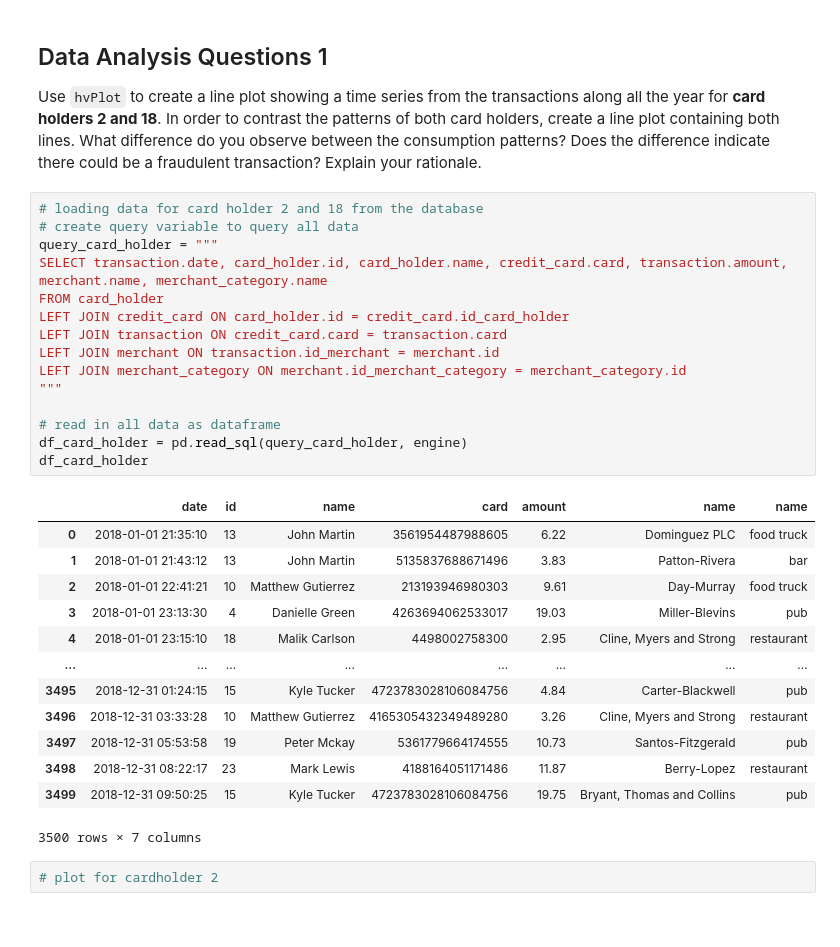
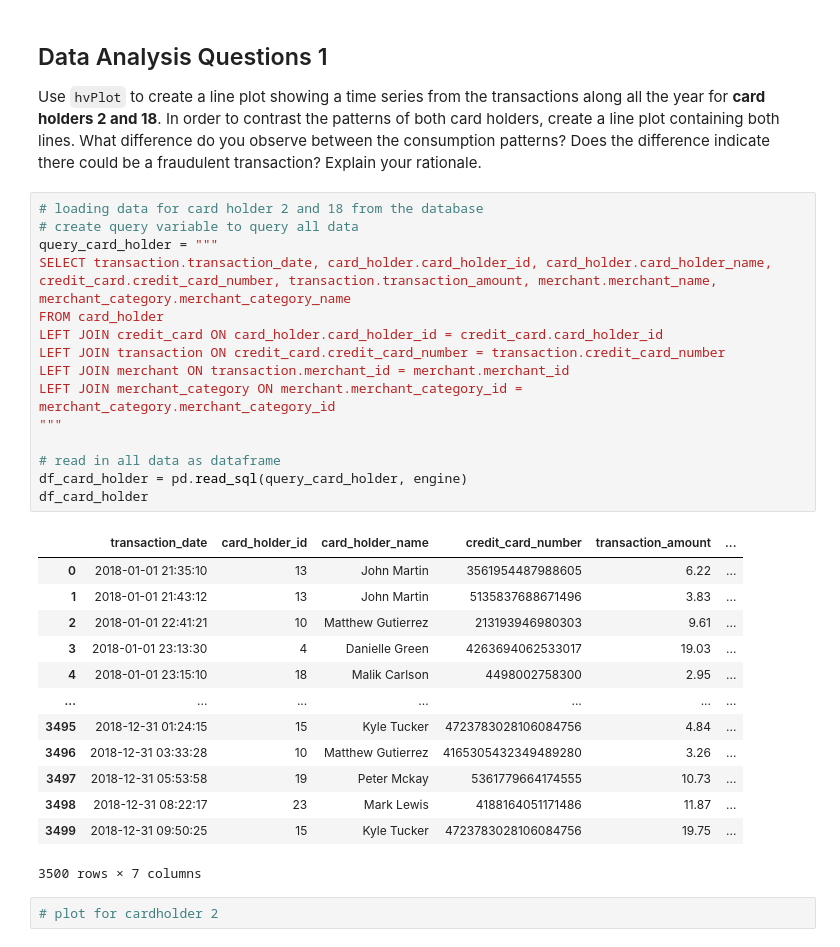
Before and after one commit to jonowens/suspicious_transactions, a Jupyter notebook: visual_data_analysis.ipynb, the cells around one changed output. Saved outputs shown, nothing was run; the diff lists cells and outputs as text.

Commit message:
Dropped all tables in database if existed, imported tables with new column names and seeded data.  Updated query in analysis notebook to use new column names.

```diff
--- a/visual_data_analysis.ipynb
+++ b/visual_data_analysis.ipynb
@@ -17,31 +20,31 @@ engine = create_engine("postgresql://postgres:postgres@localhost:5432/fraud_dete
 # %%
 # loading data for card holder 2 and 18 from the database
 # create query variable to query all data
 query_card_holder = """
-SELECT transaction.date, card_holder.id, card_holder.name, credit_card.card, transaction.amount, merchant.name, merchant_category.name
+SELECT transaction.transaction_date, card_holder.card_holder_id, card_holder.card_holder_name, credit_card.credit_card_number, transaction.transaction_amount, merchant.merchant_name, merchant_category.merchant_category_name
 FROM card_holder
-LEFT JOIN credit_card ON card_holder.id = credit_card.id_card_holder
-LEFT JOIN transaction ON credit_card.card = transaction.card
-LEFT JOIN merchant ON transaction.id_merchant = merchant.id
-LEFT JOIN merchant_category ON merchant.id_merchant_category = merchant_category.id
+LEFT JOIN credit_card ON card_holder.card_holder_id = credit_card.card_holder_id
+LEFT JOIN transaction ON credit_card.credit_card_number = transaction.credit_card_number
+LEFT JOIN merchant ON transaction.merchant_id = merchant.merchant_id
+LEFT JOIN merchant_category ON merchant.merchant_category_id = merchant_category.merchant_category_id
 """
 
 # read in all data as dataframe
 df_card_holder = pd.read_sql(query_card_holder, engine)
 df_card_holder
 # %% [output]
-|  | date | id | name | card | amount | name | name |
-| 0 | 2018-01-01 21:35:10 | 13 | John Martin | 3561954487988605 | 6.22 | Dominguez PLC | food truck |
-| 1 | 2018-01-01 21:43:12 | 13 | John Martin | 5135837688671496 | 3.83 | Patton-Rivera | bar |
-| 2 | 2018-01-01 22:41:21 | 10 | Matthew Gutierrez | 213193946980303 | 9.61 | Day-Murray | food truck |
-| 3 | 2018-01-01 23:13:30 | 4 | Danielle Green | 4263694062533017 | 19.03 | Miller-Blevins | pub |
-| 4 | 2018-01-01 23:15:10 | 18 | Malik Carlson | 4498002758300 | 2.95 | Cline, Myers and Strong | restaurant |
-| ... | ... | ... | ... | ... | ... | ... | ... |
-| 3495 | 2018-12-31 01:24:15 | 15 | Kyle Tucker | 4723783028106084756 | 4.84 | Carter-Blackwell | pub |
-| 3496 | 2018-12-31 03:33:28 | 10 | Matthew Gutierrez | 4165305432349489280 | 3.26 | Cline, Myers and Strong | restaurant |
-| 3497 | 2018-12-31 05:53:58 | 19 | Peter Mckay | 5361779664174555 | 10.73 | Santos-Fitzgerald | pub |
-| 3498 | 2018-12-31 08:22:17 | 23 | Mark Lewis | 4188164051171486 | 11.87 | Berry-Lopez | restaurant |
-| 3499 | 2018-12-31 09:50:25 | 15 | Kyle Tucker | 4723783028106084756 | 19.75 | Bryant, Thomas and Collins | pub |
+|  | transaction_date | card_holder_id | card_holder_name | credit_card_number | transaction_amount | ... |
+| 0 | 2018-01-01 21:35:10 | 13 | John Martin | 3561954487988605 | 6.22 | ... |
+| 1 | 2018-01-01 21:43:12 | 13 | John Martin | 5135837688671496 | 3.83 | ... |
+| 2 | 2018-01-01 22:41:21 | 10 | Matthew Gutierrez | 213193946980303 | 9.61 | ... |
+| 3 | 2018-01-01 23:13:30 | 4 | Danielle Green | 4263694062533017 | 19.03 | ... |
+| 4 | 2018-01-01 23:15:10 | 18 | Malik Carlson | 4498002758300 | 2.95 | ... |
+| ... | ... | ... | ... | ... | ... | ... |
+| 3495 | 2018-12-31 01:24:15 | 15 | Kyle Tucker | 4723783028106084756 | 4.84 | ... |
+| 3496 | 2018-12-31 03:33:28 | 10 | Matthew Gutierrez | 4165305432349489280 | 3.26 | ... |
+| 3497 | 2018-12-31 05:53:58 | 19 | Peter Mckay | 5361779664174555 | 10.73 | ... |
+| 3498 | 2018-12-31 08:22:17 | 23 | Mark Lewis | 4188164051171486 | 11.87 | ... |
+| 3499 | 2018-12-31 09:50:25 | 15 | Kyle Tucker | 4723783028106084756 | 19.75 | ... |
 3500 rows × 7 columns
 # %%
 # plot for cardholder 2
```
Also changed, not shown: parts of 1 cell of this notebook, 1 other file.
